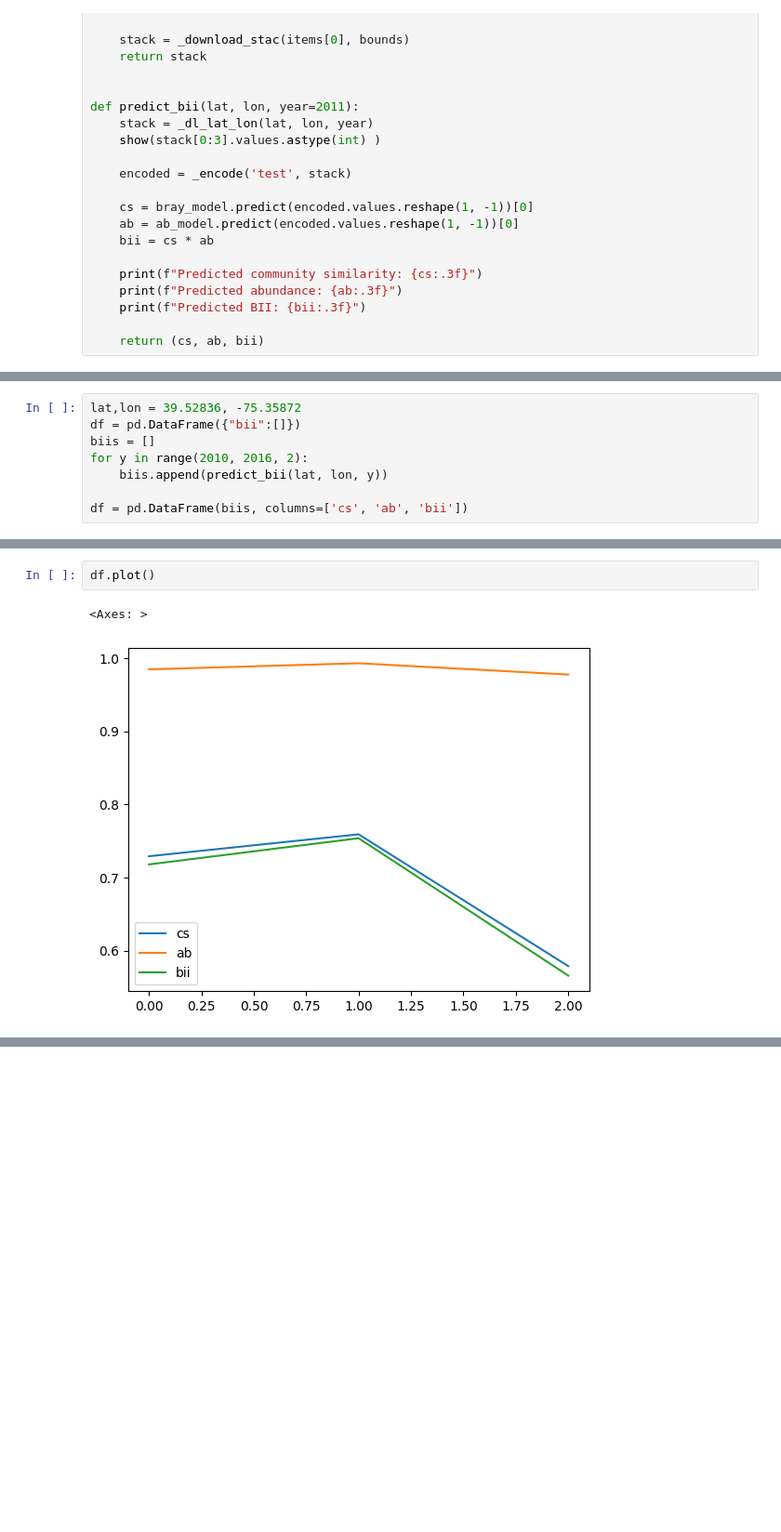
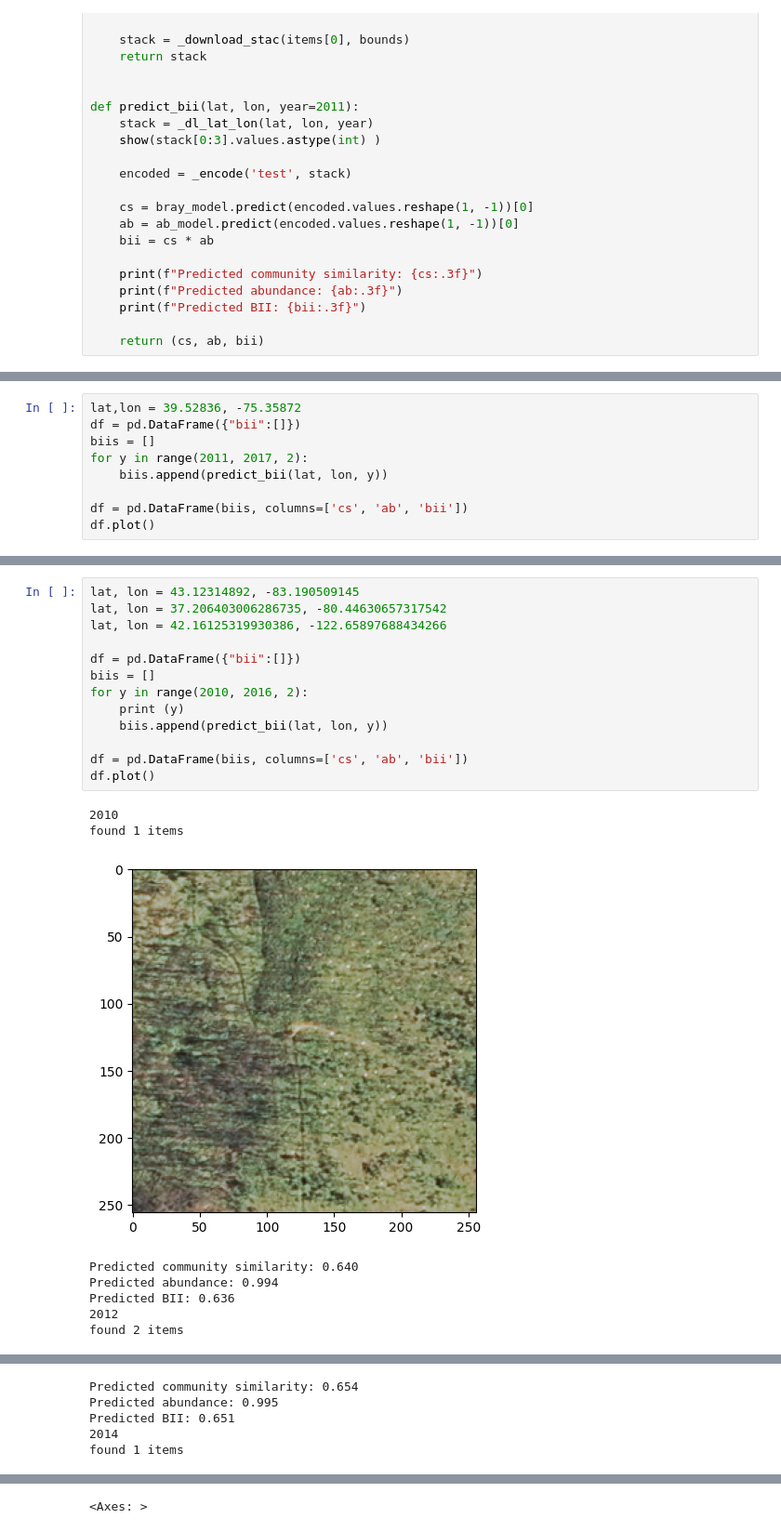
Before and after one commit to Vizzuality/ecosystem-condition-pilot, a Jupyter notebook: notebooks/naip_model_predicted_bii.ipynb, the cells around one changed output, grey strips where cells are left out. Shown at 93% size. Cells and saved outputs as stored; diff of their text form; blank space fills up the shorter version.

```diff
--- a/notebooks/naip_model_predicted_bii.ipynb
+++ b/notebooks/naip_model_predicted_bii.ipynb
@@ -441,10 +458,11 @@ Change in BII: 🔻-0.114
 lat,lon = 39.52836, -75.35872
 df = pd.DataFrame({"bii":[]})
 biis = []
-for y in range(2010, 2016, 2):
+for y in range(2011, 2017, 2):
     biis.append(predict_bii(lat, lon, y))
 
 df = pd.DataFrame(biis, columns=['cs', 'ab', 'bii'])
+df.plot()
 # %% [output]
 found 1 items
 [figure]
@@ -464,5 +484,22 @@ Predicted BII: 0.566
-# %%
-df.plot()
-# %% [output]
-<Axes: >
-[figure, removed]
+# %%
+lat, lon = 43.12314892, -83.190509145
+lat, lon = 37.206403006286735, -80.44630657317542
+lat, lon = 42.16125319930386, -122.65897688434266
+
+df = pd.DataFrame({"bii":[]})
+biis = []
+for y in range(2010, 2016, 2):
+    print (y)
+    biis.append(predict_bii(lat, lon, y))
+
+df = pd.DataFrame(biis, columns=['cs', 'ab', 'bii'])
+df.plot()
+# %% [output]
+2010
+found 1 items
+[figure, added]
+Predicted community similarity: 0.640
+Predicted abundance: 0.994
+Predicted BII: 0.636
+2012
+found 2 items
@@ -468,0 +507,5 @@ df.plot()
+Predicted community similarity: 0.654
+Predicted abundance: 0.995
+Predicted BII: 0.651
+2014
+found 1 items
@@ -468,0 +516 @@ df.plot()
+<Axes: >
```
Also changed, not shown: parts of 6 cells of this notebook, 5 other files.
